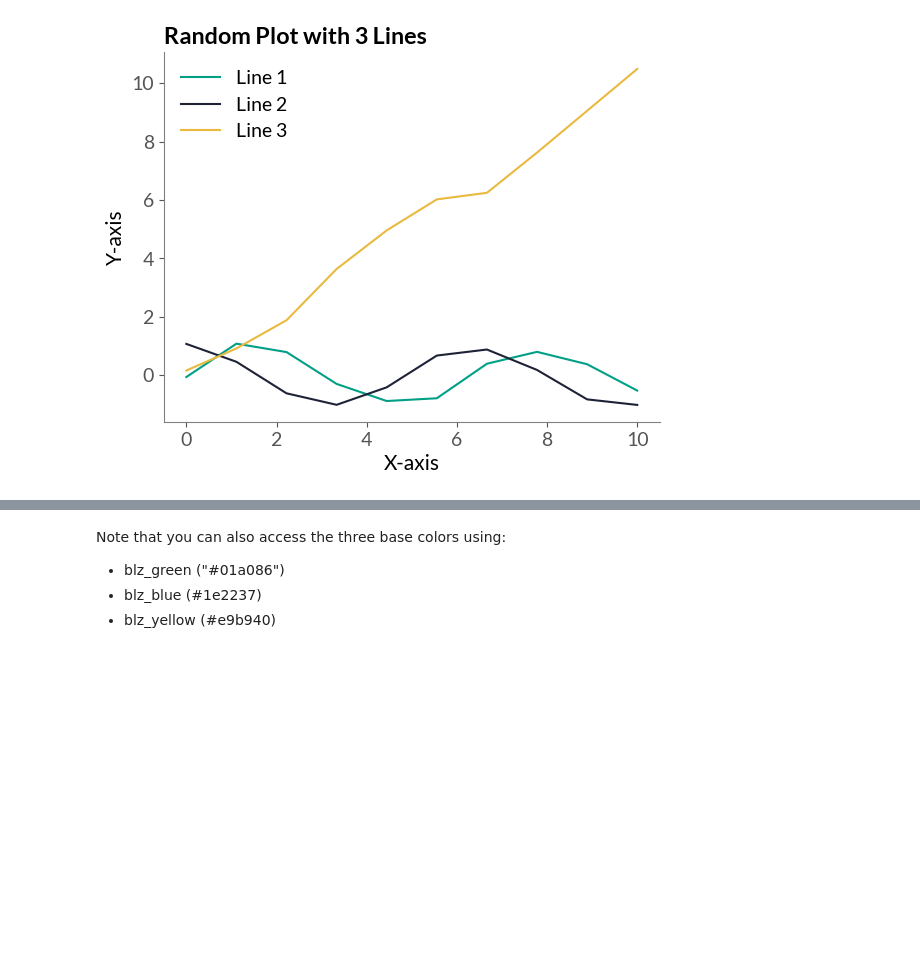
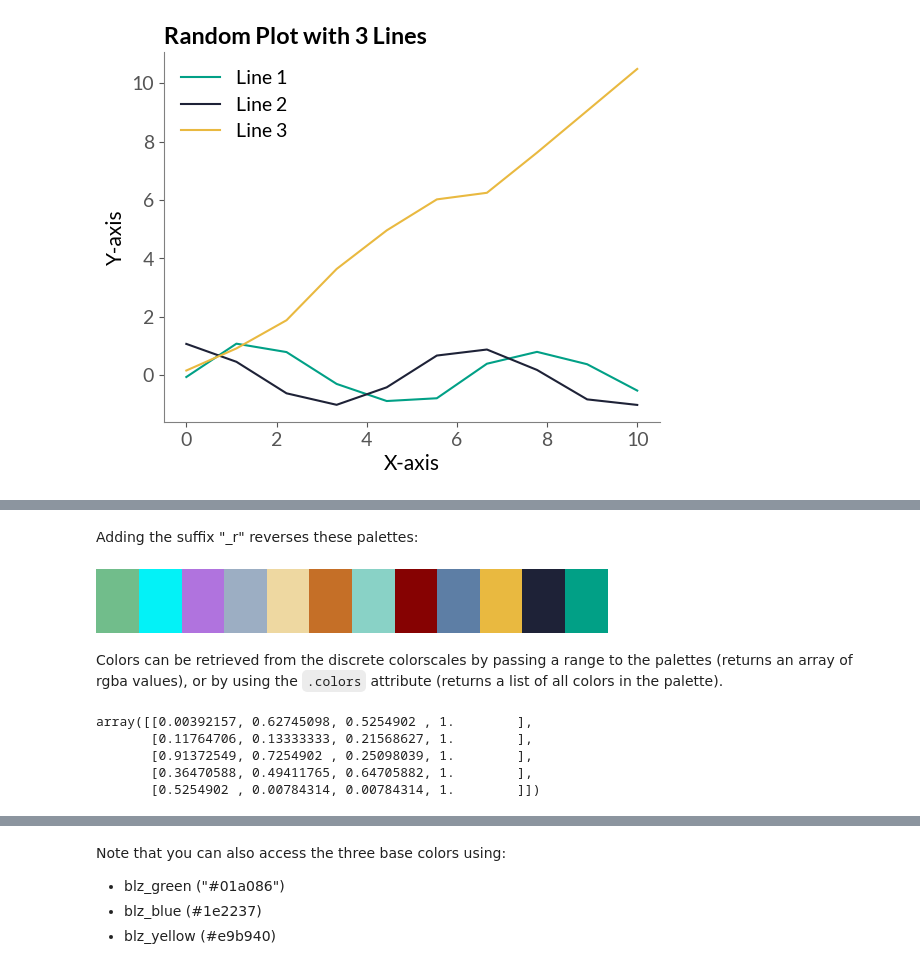
Before and after one commit to lizard-bio/nature-grade-visualization-playground, a Jupyter notebook: BioLizardStylePython/docs/example.ipynb, the cells around one changed output, grey strips where cells are left out. Drawn from its saved outputs; the diff is of its cells as text; code cells hidden in the pictures; blank space fills up the shorter version.

Commit message:
uniform strategy for defining colorscales in pythin, issue #23

```diff
--- a/BioLizardStylePython/docs/example.ipynb
+++ b/BioLizardStylePython/docs/example.ipynb
@@ -100,0 +81,16 @@ plt.show()
+# %% [markdown]
+Adding the suffix "_r" reverses these palettes:
+# %%
+biolizard_qualitative_pal_r
+# %% [output]
+[figure, added]
+# %% [markdown]
+Colors can be retrieved from the discrete colorscales by passing a range to the palettes (returns an array of rgba values), or by using the `.colors` attribute (returns a list of all colors in the palette).
+# %%
+biolizard_qualitative_pal(range(5))
+# %% [output]
+array([[0.00392157, 0.62745098, 0.5254902 , 1.        ],
+       [0.11764706, 0.13333333, 0.21568627, 1.        ],
+       [0.91372549, 0.7254902 , 0.25098039, 1.        ],
+       [0.36470588, 0.49411765, 0.64705882, 1.        ],
+       [0.5254902 , 0.00784314, 0.00784314, 1.        ]])
```
Also changed, not shown: parts of 45 cells of this notebook, 3 other files.
